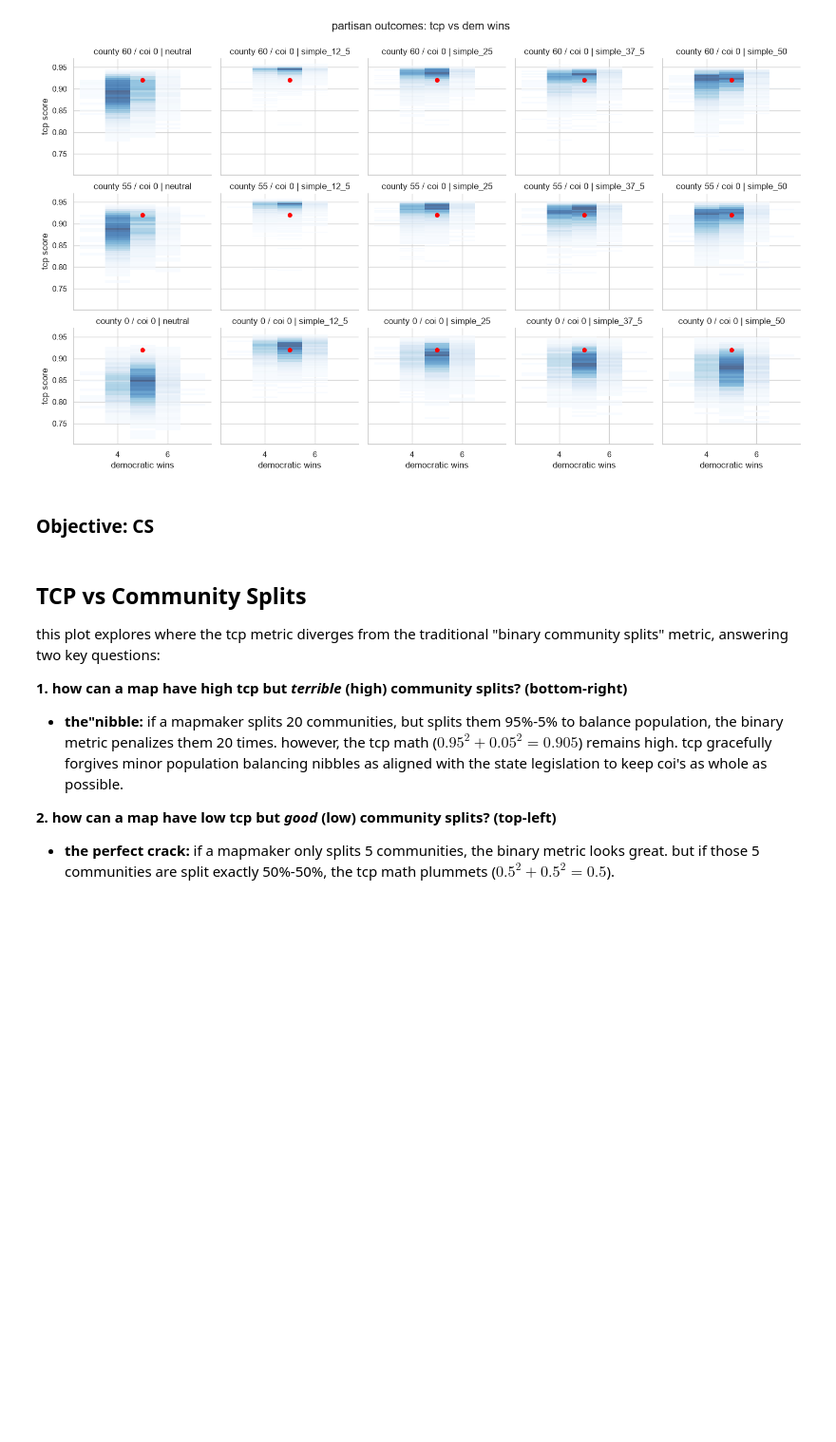
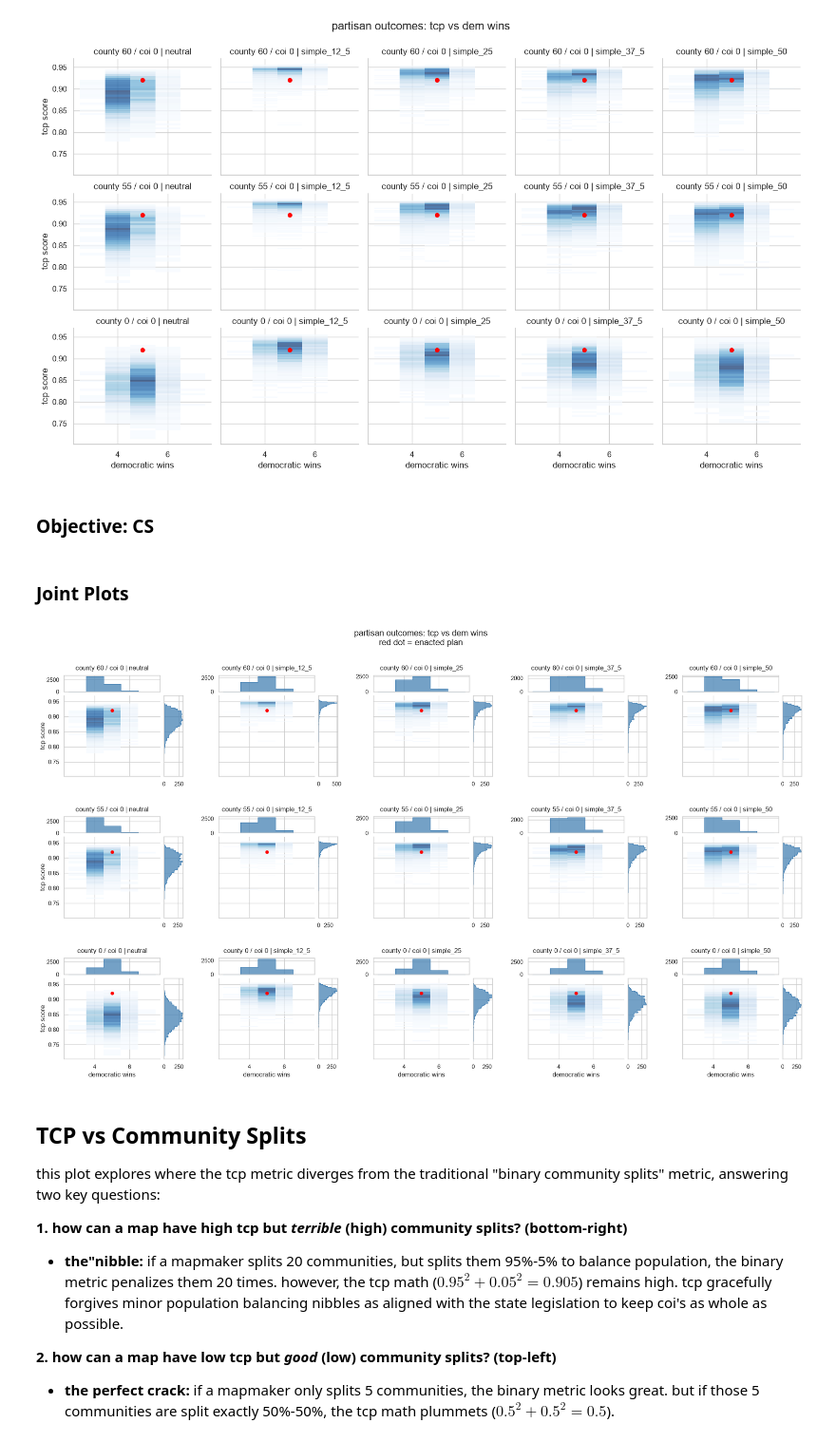
Before and after one commit to jevonlipsey/coi-preservation-project, a Jupyter notebook: analysis/results_viz.ipynb, the cells around one changed output. Shown at 95% size. Cells and saved outputs as stored; diff of their text form; code cells hidden in the pictures; blank space fills up the shorter version.

```diff
--- a/analysis/results_viz.ipynb
+++ b/analysis/results_viz.ipynb
@@ -705,6 +705,81 @@ if len(obj_traces) > 0:
         plt.show()
     else:
         print('dem_wins not found in data')
+# %% [markdown]
+### Joint Plots
+# %%
+import seaborn as sns
+import matplotlib.pyplot as plt
+from mpl_toolkits.axes_grid1 import make_axes_locatable
+
+# 1. Update the custom function for the Dem Wins layout
+def facet_jointplot_dem(data, x, y, **kwargs):
+    ax = plt.gca()
+
+    # Plot the main 2D histogram (notice the discrete parameter for the x-axis)
+    sns.histplot(
+        data=data, x=x, y=y,
+        fill=True, alpha=0.7, cmap="Blues", linewidths=0,
+        discrete=(True, False), ax=ax
+    )
+
+    # Plot the Enacted Plan dot (Moved to 5 dem wins)
+    ax.scatter([5], [0.92], color="red", s=30, zorder=10, label="Enacted Plan")
+
+    # Create marginal axes attached to the current facet
+    divider = make_axes_locatable(ax)
+    ax_histx = divider.append_axes("top", size="20%", pad=0.1, sharex=ax)
+    ax_histy = divider.append_axes("right", size="20%", pad=0.1, sharey=ax)
+
+    # Plot the 1D marginal histograms on the new axes (x is discrete)
+    sns.histplot(data=data, x=x, ax=ax_histx, color="steelblue", element="step", discrete=True)
+    sns.histplot(data=data, y=y, ax=ax_histy, color="steelblue", element="step")
+
+    # Hide the ticks and labels on the marginal axes to keep the grid clean
+    ax_histx.tick_params(axis="x", labelbottom=False)
+    ax_histy.tick_params(axis="y", labelleft=False)
+    ax_histx.set_xlabel('')
+    ax_histx.set_ylabel('')
+    ax_histy.set_xlabel('')
+    ax_histy.set_ylabel('')
+
+    # Extract the facet parameters and set the title on the top marginal
+    if not data.empty:
+        row_val = data['surcharge_label'].iloc[0]
+        col_val = data['strategy'].iloc[0]
+        title_str = f"{row_val} | {col_val}"
+        ax_histx.set_title(title_str, fontsize=12, pad=10)
+
+# 2. Filter data
+obj_traces = traces[traces['objective'] == 'tcp']
+
+if len(obj_traces) > 0 and 'dem_wins' in obj_traces.columns:
+    # 3. Create the FacetGrid
+    g = sns.FacetGrid(
+        obj_traces,
+        row="surcharge_label",
+        col="strategy",
+        height=4
+    )
+
+    # 4. Map the custom Dem Wins function
+    g.map_dataframe(facet_jointplot_dem, x="dem_wins", y=TCP_COL)
+
+    # 5. Format labels and titles
+    g.set_axis_labels("democratic wins", "tcp score")
+
+    # Remove Seaborn's default title generation completely
+    g.set_titles("")
+
+    # Adjust spacing so the marginals don't overlap the titles
+    plt.subplots_adjust(top=0.88, wspace=0.3, hspace=0.4)
+    g.fig.suptitle("partisan outcomes: tcp vs dem wins\nred dot = enacted plan", fontsize=16)
+
+    plt.show()
+elif len(obj_traces) > 0:
+    print('dem_wins not found in data')
+# %% [output]
+[figure, added]
 # %% [markdown]
 ## TCP vs Community Splits
 
```
Also changed, not shown: parts of 4 cells of this notebook.
